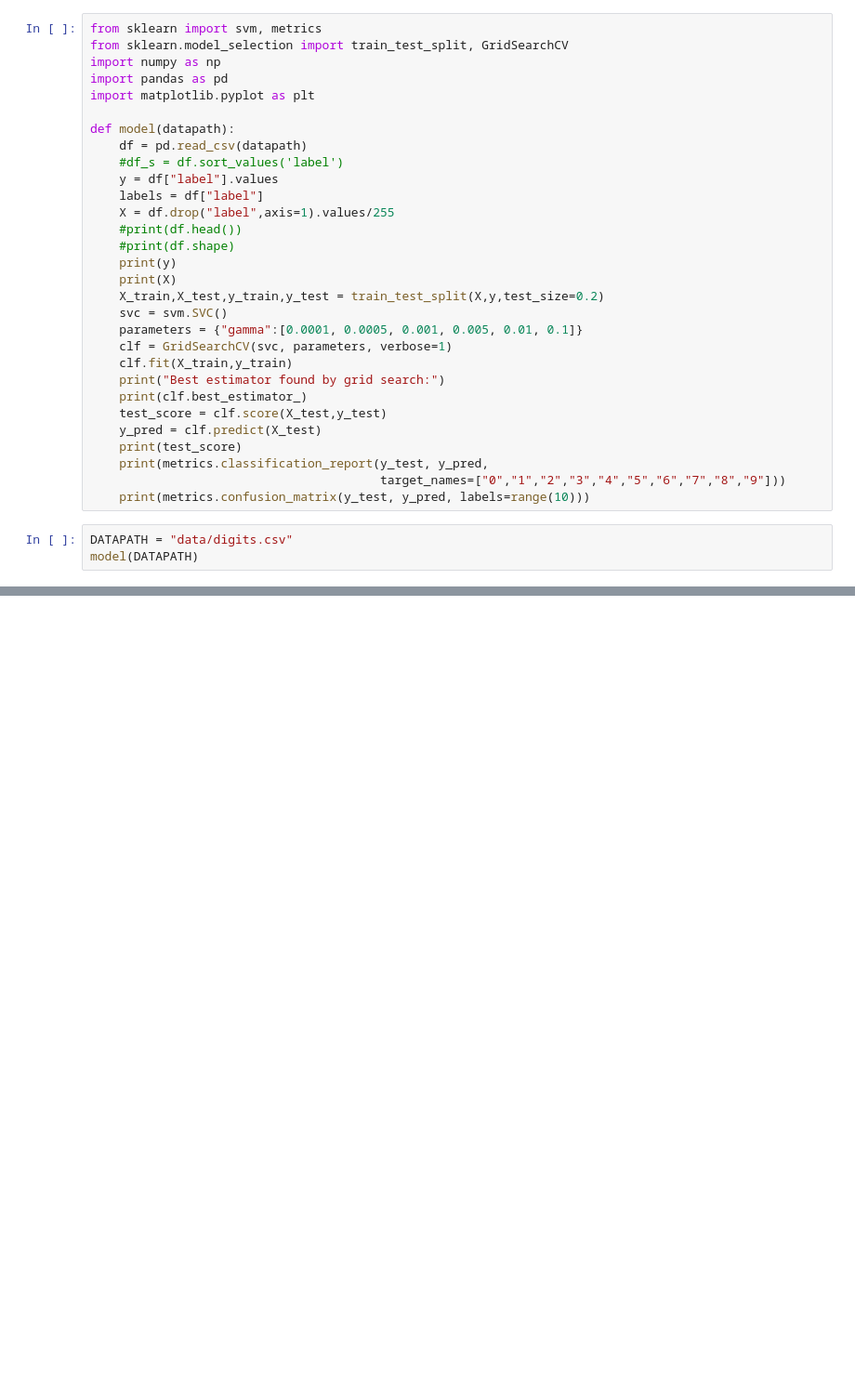
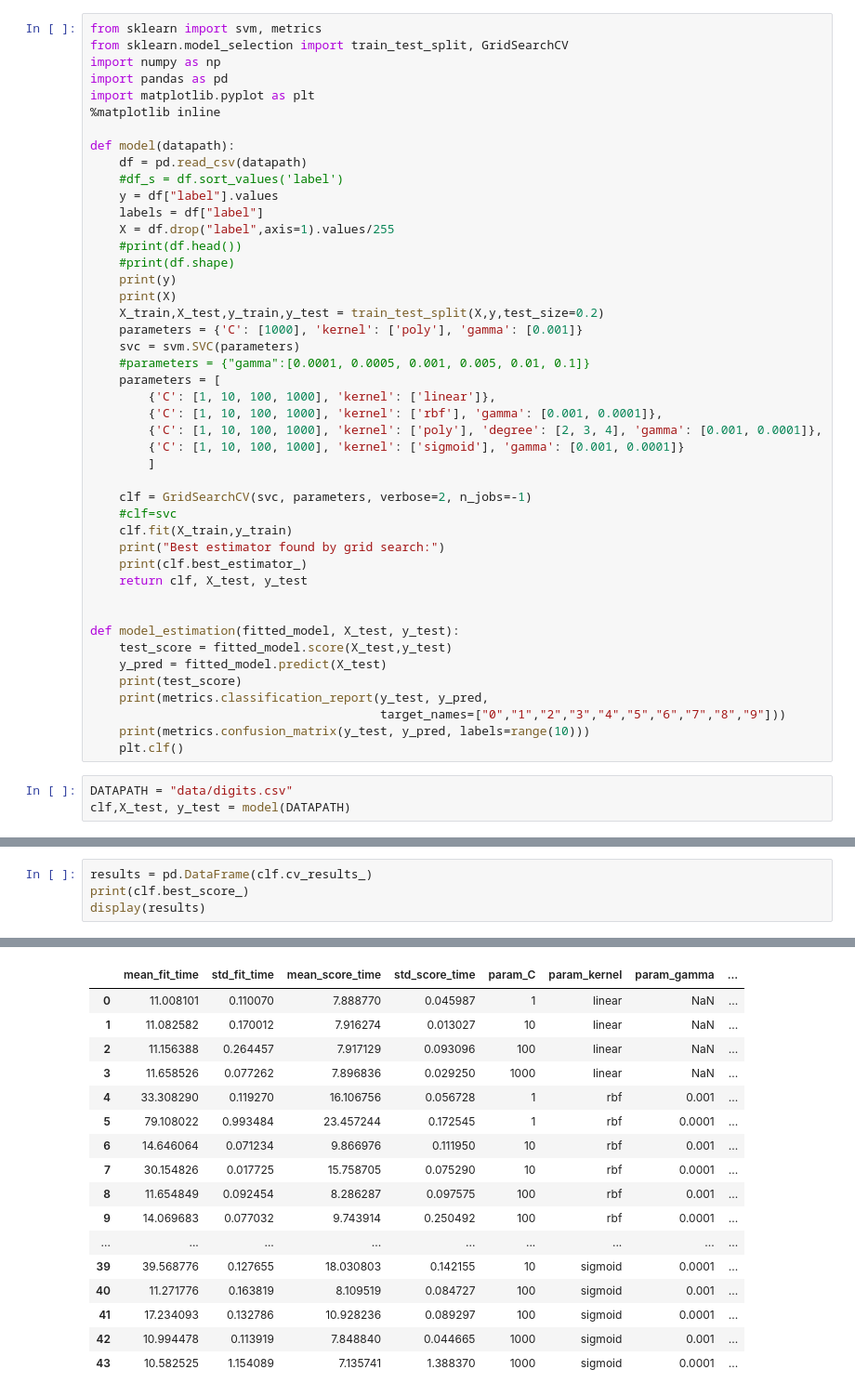
Before and after one commit to iusami/mnist, a Jupyter notebook: model.ipynb, the cells around one changed output, grey strips where cells are left out. Shown at 93% size. Drawn from its saved outputs; the diff is of its cells as text; blank space fills up the shorter version.

Commit message:
add cross val score

```diff
--- a/model.ipynb
+++ b/model.ipynb
@@ -4,6 +4,7 @@ from sklearn.model_selection import train_test_split, GridSearchCV
 import numpy as np
 import pandas as pd
 import matplotlib.pyplot as plt
+%matplotlib inline
 
 def model(datapath):
     df = pd.read_csv(datapath)
@@ -16,21 +17,35 @@ def model(datapath):
     print(y)
     print(X)
     X_train,X_test,y_train,y_test = train_test_split(X,y,test_size=0.2)
-    svc = svm.SVC()
-    parameters = {"gamma":[0.0001, 0.0005, 0.001, 0.005, 0.01, 0.1]}
-    clf = GridSearchCV(svc, parameters, verbose=1)
+    parameters = {'C': [1000], 'kernel': ['poly'], 'gamma': [0.001]}
+    svc = svm.SVC(parameters)
+    #parameters = {"gamma":[0.0001, 0.0005, 0.001, 0.005, 0.01, 0.1]}
+    parameters = [
+        {'C': [1, 10, 100, 1000], 'kernel': ['linear']},
+        {'C': [1, 10, 100, 1000], 'kernel': ['rbf'], 'gamma': [0.001, 0.0001]},
+        {'C': [1, 10, 100, 1000], 'kernel': ['poly'], 'degree': [2, 3, 4], 'gamma': [0.001, 0.0001]},
+        {'C': [1, 10, 100, 1000], 'kernel': ['sigmoid'], 'gamma': [0.001, 0.0001]}
+        ]
+
+    clf = GridSearchCV(svc, parameters, verbose=2, n_jobs=-1)
+    #clf=svc
     clf.fit(X_train,y_train)
     print("Best estimator found by grid search:")
     print(clf.best_estimator_)
-    test_score = clf.score(X_test,y_test)
-    y_pred = clf.predict(X_test)
+    return clf, X_test, y_test
+
+
+def model_estimation(fitted_model, X_test, y_test):
+    test_score = fitted_model.score(X_test,y_test)
+    y_pred = fitted_model.predict(X_test)
     print(test_score)
     print(metrics.classification_report(y_test, y_pred,
                                         target_names=["0","1","2","3","4","5","6","7","8","9"]))
     print(metrics.confusion_matrix(y_test, y_pred, labels=range(10)))
+    plt.clf()
 # %%
 DATAPATH = "data/digits.csv"
-model(DATAPATH)
+clf,X_test, y_test = model(DATAPATH)
 # %% [output]
 [1 0 1 ... 4 7 9]
 [[0. 0. 0. ... 0. 0. 0.]
@@ -62,0 +87,5 @@ SVC(C=1.0, cache_size=200, class_weight=None, coef0=0.0,
+# %%
+results = pd.DataFrame(clf.cv_results_)
+print(clf.best_score_)
+display(results)
+# %% [output]
@@ -62,0 +93,17 @@ SVC(C=1.0, cache_size=200, class_weight=None, coef0=0.0,
+|  | mean_fit_time | std_fit_time | mean_score_time | std_score_time | param_C | param_kernel | param_gamma | ... |
+| 0 | 11.008101 | 0.110070 | 7.888770 | 0.045987 | 1 | linear | NaN | ... |
+| 1 | 11.082582 | 0.170012 | 7.916274 | 0.013027 | 10 | linear | NaN | ... |
+| 2 | 11.156388 | 0.264457 | 7.917129 | 0.093096 | 100 | linear | NaN | ... |
+| 3 | 11.658526 | 0.077262 | 7.896836 | 0.029250 | 1000 | linear | NaN | ... |
+| 4 | 33.308290 | 0.119270 | 16.106756 | 0.056728 | 1 | rbf | 0.001 | ... |
+| 5 | 79.108022 | 0.993484 | 23.457244 | 0.172545 | 1 | rbf | 0.0001 | ... |
+| 6 | 14.646064 | 0.071234 | 9.866976 | 0.111950 | 10 | rbf | 0.001 | ... |
+| 7 | 30.154826 | 0.017725 | 15.758705 | 0.075290 | 10 | rbf | 0.0001 | ... |
+| 8 | 11.654849 | 0.092454 | 8.286287 | 0.097575 | 100 | rbf | 0.001 | ... |
+| 9 | 14.069683 | 0.077032 | 9.743914 | 0.250492 | 100 | rbf | 0.0001 | ... |
+| ... | ... | ... | ... | ... | ... | ... | ... | ... |
+| 39 | 39.568776 | 0.127655 | 18.030803 | 0.142155 | 10 | sigmoid | 0.0001 | ... |
+| 40 | 11.271776 | 0.163819 | 8.109519 | 0.084727 | 100 | sigmoid | 0.001 | ... |
+| 41 | 17.234093 | 0.132786 | 10.928236 | 0.089297 | 100 | sigmoid | 0.0001 | ... |
+| 42 | 10.994478 | 0.113919 | 7.848840 | 0.044665 | 1000 | sigmoid | 0.001 | ... |
+| 43 | 10.582525 | 1.154089 | 7.135741 | 1.388370 | 1000 | sigmoid | 0.0001 | ... |
```
Also changed, not shown: parts of 5 cells of this notebook.
